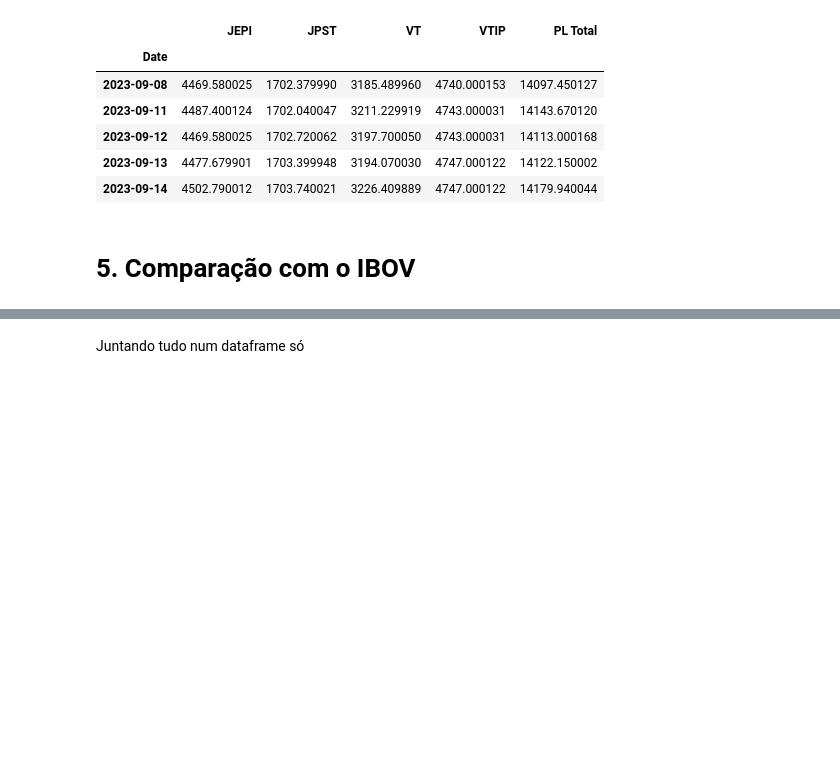
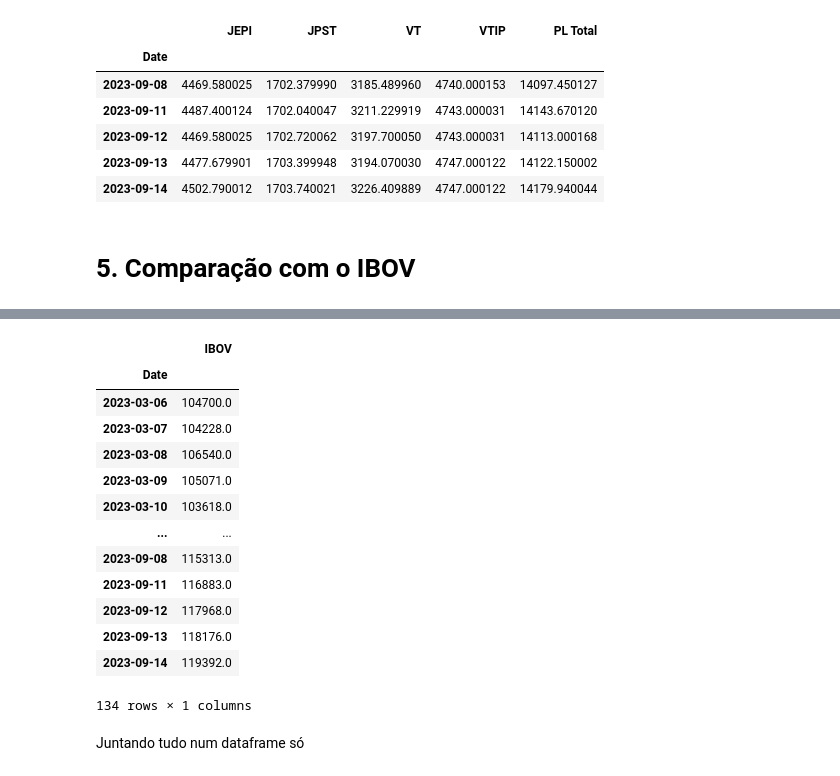
Before and after one commit to facklen/python_para_investimentos, a Jupyter notebook: Cópia_de_Simulação_de_Investimentos_(USA).ipynb, the cells around one changed output, grey strips where cells are left out. Saved outputs shown, nothing was run; the diff lists cells and outputs as text; code cells hidden in the pictures; blank space fills up the shorter version.

```diff
--- a/Cópia_de_Simulação_de_Investimentos_(USA).ipynb
+++ b/Cópia_de_Simulação_de_Investimentos_(USA).ipynb
@@ -132,3 +148,20 @@ ibov.rename(columns = {'Adj Close': 'IBOV'}, inplace = True)
+# %%
+ibov1
+# %% [output]
+|  | IBOV |
+| Date |  |
+| 2023-03-06 | 104700.0 |
+| 2023-03-07 | 104228.0 |
+| 2023-03-08 | 106540.0 |
+| 2023-03-09 | 105071.0 |
+| 2023-03-10 | 103618.0 |
+| ... | ... |
+| 2023-09-08 | 115313.0 |
+| 2023-09-11 | 116883.0 |
+| 2023-09-12 | 117968.0 |
+| 2023-09-13 | 118176.0 |
+| 2023-09-14 | 119392.0 |
+134 rows × 1 columns
 # %% [markdown]
 Juntando tudo num dataframe só
 # %%
```
Also changed, not shown: parts of 9 cells of this notebook.
